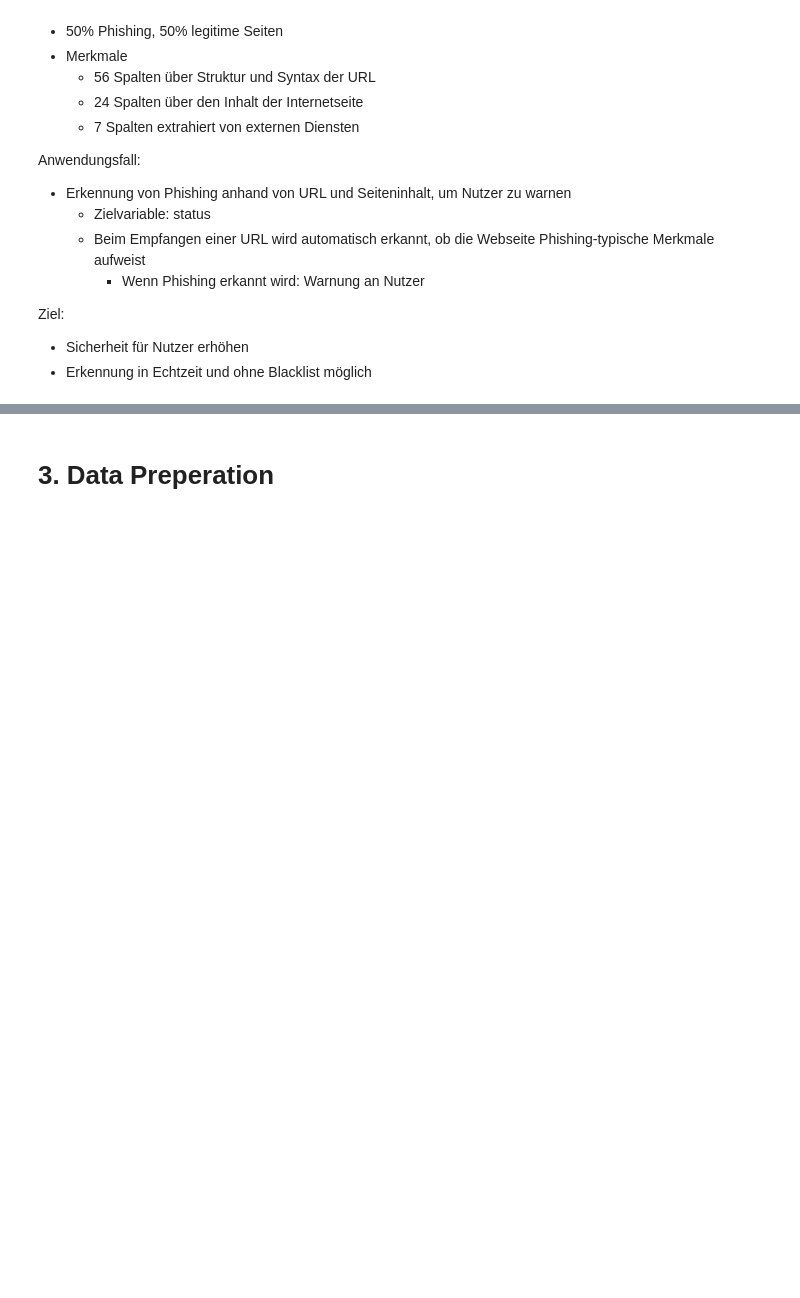
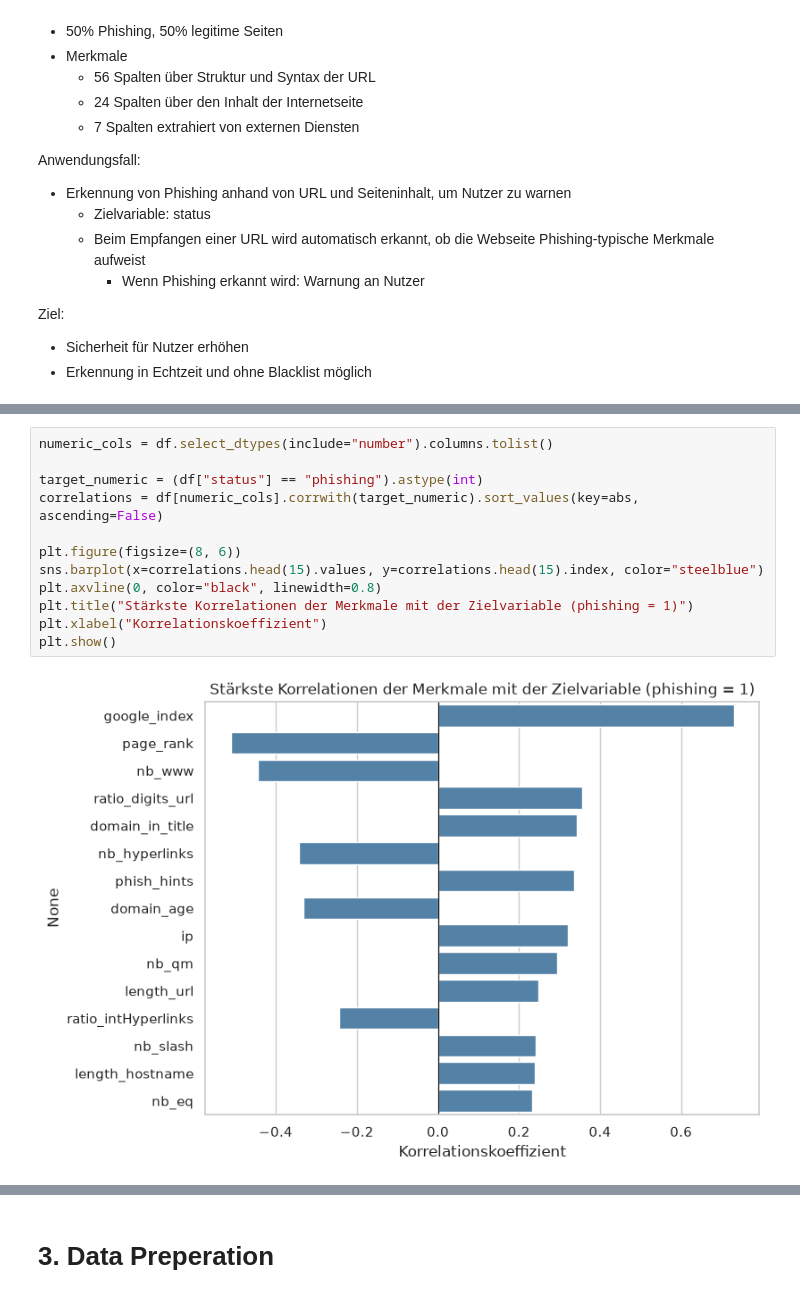
Before and after one commit to Henry210605/lecture-ai-basics, a Jupyter notebook: chapter/05_assessment/03_assessment/03_fishing_detection_analysis.ipynb, the cells around one changed output, grey strips where cells are left out. Saved outputs shown, nothing was run; the diff lists cells and outputs as text; blank space fills up the shorter version.

```diff
--- a/chapter/05_assessment/03_assessment/03_fishing_detection_analysis.ipynb
+++ b/chapter/05_assessment/03_assessment/03_fishing_detection_analysis.ipynb
@@ -122,0 +113,14 @@ Name: proportion, dtype: float64
+# %%
+numeric_cols = df.select_dtypes(include="number").columns.tolist()
+
+target_numeric = (df["status"] == "phishing").astype(int)
+correlations = df[numeric_cols].corrwith(target_numeric).sort_values(key=abs, ascending=False)
+
+plt.figure(figsize=(8, 6))
+sns.barplot(x=correlations.head(15).values, y=correlations.head(15).index, color="steelblue")
+plt.axvline(0, color="black", linewidth=0.8)
+plt.title("Stärkste Korrelationen der Merkmale mit der Zielvariable (phishing = 1)")
+plt.xlabel("Korrelationskoeffizient")
+plt.show()
+# %% [output]
+[figure, added]
```
Also changed, not shown: parts of 42 cells of this notebook.
